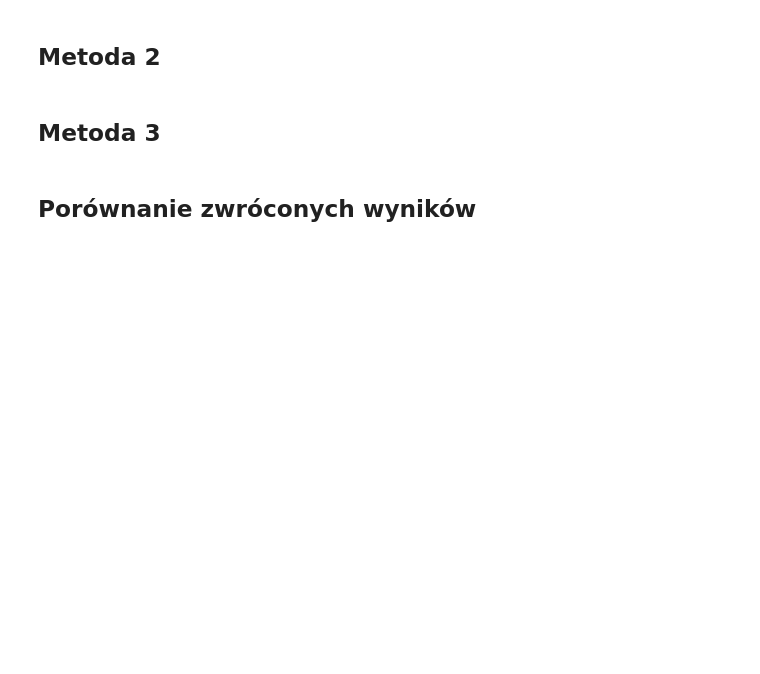
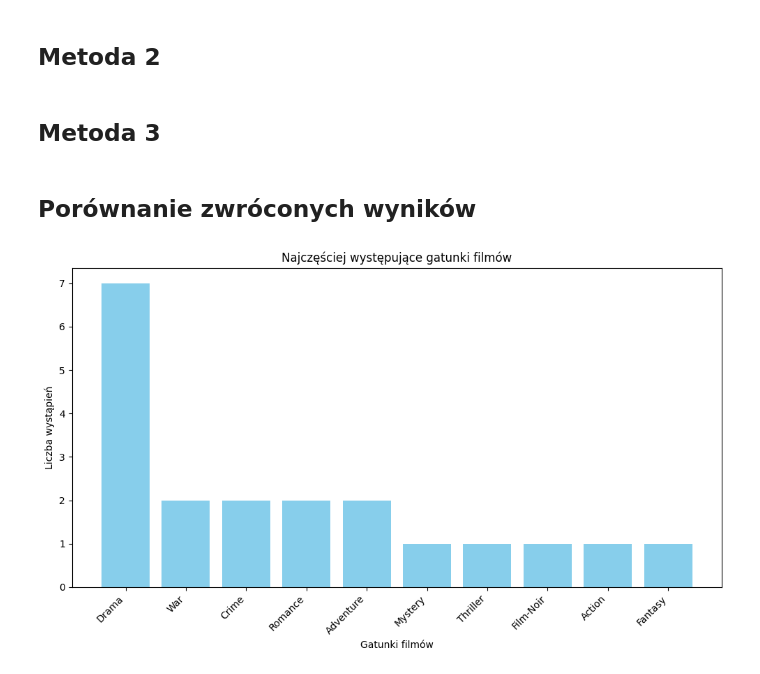
Before and after one commit to ProkopSebastian/recommendation-systems, a Jupyter notebook: src/wyniki.ipynb, the cells around one changed output. Saved outputs shown, nothing was run; the diff lists cells and outputs as text; code cells hidden in the pictures; blank space fills up the shorter version.

Commit message:
dodanie wykresu

```diff
--- a/src/wyniki.ipynb
+++ b/src/wyniki.ipynb
@@ -48,0 +46,19 @@ recommended_movies
+# %%
+# Łączymy ramki danych na podstawie tytułów filmów
+merged_df = pd.merge(movies, recommended_movies, on='title', how='inner')
+
+# Grupujemy po gatunkach i liczymy wystąpienia każdego gatunku
+genres_counts = movies[movies['title'].isin(merged_df['title'])]['genres'].str.split('|', expand=True).stack().value_counts()
+# %%
+import matplotlib.pyplot as plt
+# Tworzymy wykres słupkowy
+plt.figure(figsize=(10, 6))
+plt.bar(genres_counts.keys(), genres_counts.values, color='skyblue')
+plt.xlabel('Gatunki filmów')
+plt.ylabel('Liczba wystąpień')
+plt.title('Najczęściej występujące gatunki filmów')
+plt.xticks(rotation=45, ha='right')
+plt.tight_layout()
+plt.show()
+# %% [output]
+[figure, added]
```
Also changed, not shown: parts of 1 cell of this notebook.
